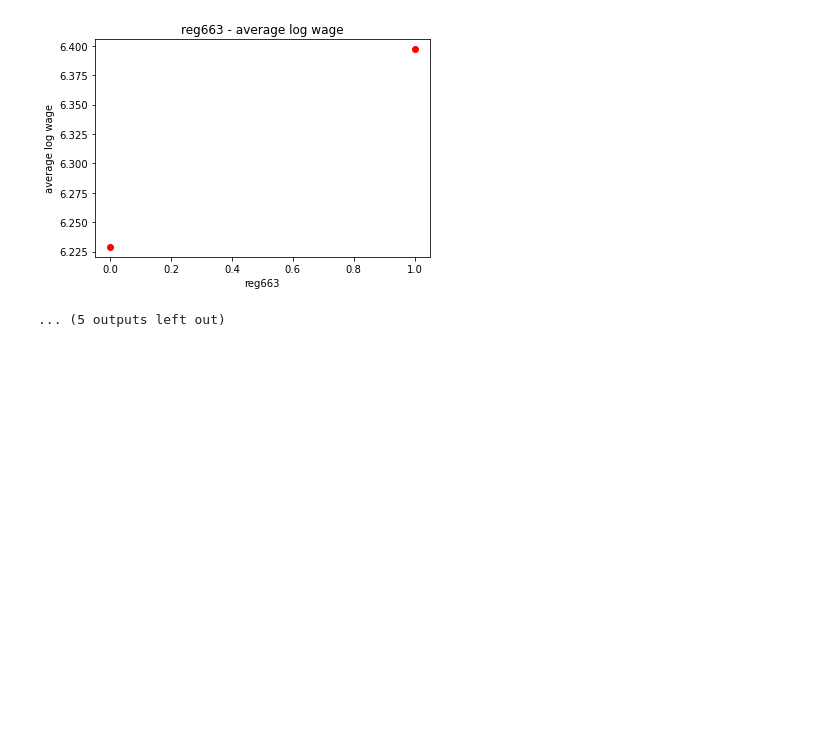
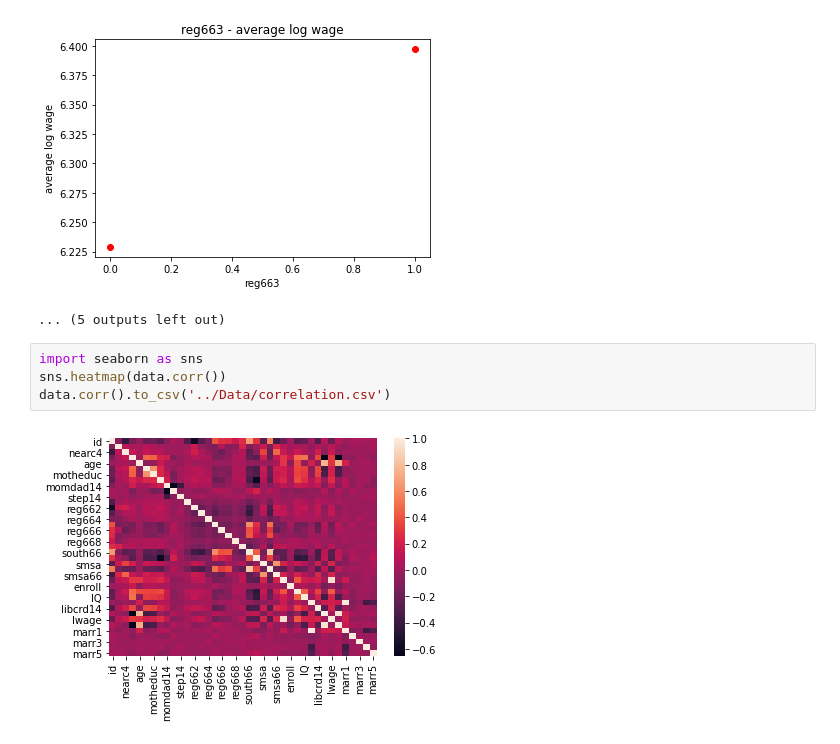
Before and after one commit to nghiatnh/MAI391-Return-Education, a Jupyter notebook: DataPreprocessing/data_preprocessing.ipynb, the cells around one changed output. Cells and saved outputs as stored; diff of their text form; blank space fills up the shorter version.

```diff
--- a/DataPreprocessing/data_preprocessing.ipynb
+++ b/DataPreprocessing/data_preprocessing.ipynb
@@ -142,3 +142,9 @@ for x in data_vars:
 [figure]
 [figure]
 ... (5 outputs left out)
+# %%
+import seaborn as sns
+sns.heatmap(data.corr())
+data.corr().to_csv('../Data/correlation.csv')
+# %% [output]
+[figure, added]
```
Also changed, not shown: 3 other files.
